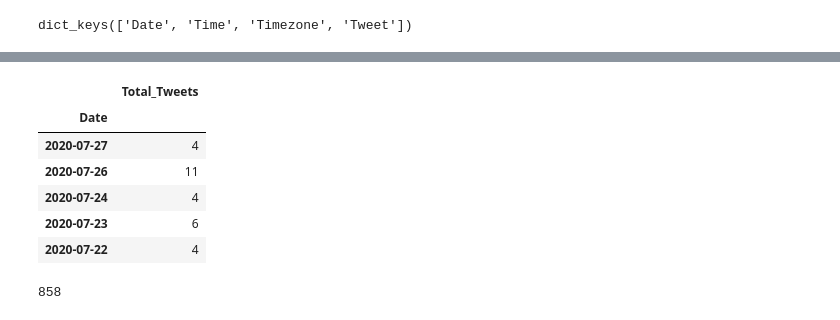
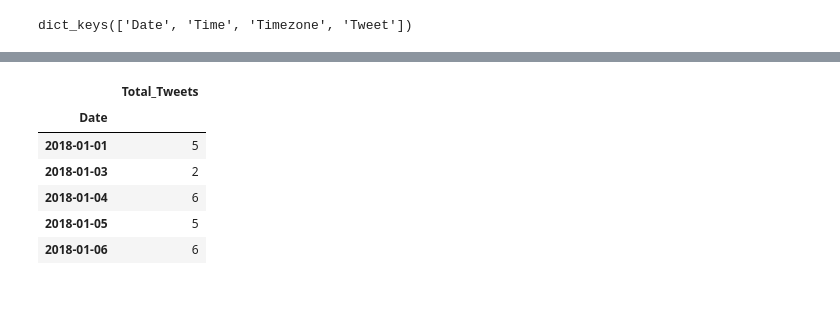
Before and after one commit to IanNarsa/iannarsa.github.io, a Jupyter notebook: bmkg/bmkg.ipynb, the cells around one changed output, grey strips where cells are left out. Drawn from its saved outputs; the diff is of its cells as text; code cells hidden in the pictures.

```diff
--- a/bmkg/bmkg.ipynb
+++ b/bmkg/bmkg.ipynb
@@ -69,18 +88,18 @@ for x in range (len(tweets)):
     a = tweets.values[x].split(",")
     try:
         a = a[0].split("#Gempa Mag:")[1]
-        a = a.split(" ")
-        a = a[0]
-        mag.append(a[0])
+        a = float(a.split(" ")[0])
+        mag.append(a)
     except:
         b = tweets.values[x]
         b = b.split(",")
-        b = b[0].split("#Gempa Mag: ")
-        mag.append(b[1])
+        b = float(b[0].split("#Gempa Mag: ")[1])
+        mag.append(b)
         continue
 dataMag = np.array(mag)
 dataMag = dataMag.astype(np.float64)
 dataMag.dtype
+
 print(len(dataMag))
 # %% [output]
 7504
@@ -103,25 +127,22 @@ ndf.head()
 # %%
 tgl = []
 jumlah = []
 
 counter = collections.Counter(ndf["Date"])
 for x in counter.keys():
     tgl.append(x)
 for x in counter.values():
     jumlah.append(x)
 dt = {"Date":tgl, "Total_Tweets":jumlah}
 dfTweet = pd.DataFrame(dt)
 dfTweet = dfTweet.set_index(["Date"])
+dfTweet = dfTweet.sort_index(ascending = True)
 dfTweet.head()
 # %% [output]
 |  | Total_Tweets |
 | Date |  |
-| 2020-07-27 | 4 |
-| 2020-07-26 | 11 |
-| 2020-07-24 | 4 |
-| 2020-07-23 | 6 |
-| 2020-07-22 | 4 |
+| 2018-01-01 | 5 |
+| 2018-01-03 | 2 |
+| 2018-01-04 | 6 |
+| 2018-01-05 | 5 |
+| 2018-01-06 | 6 |
-# %%
-len(dfTweet)
-# %% [output]
-858
```
Also changed, not shown: parts of 16 cells of this notebook, 2 other files.
